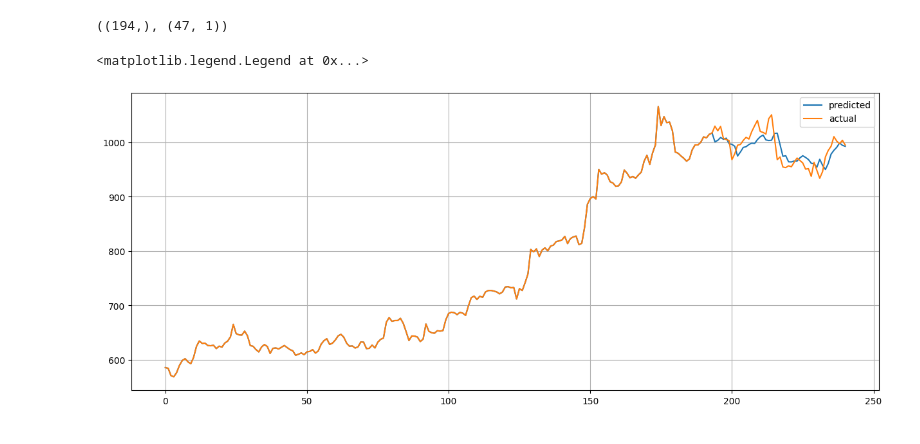
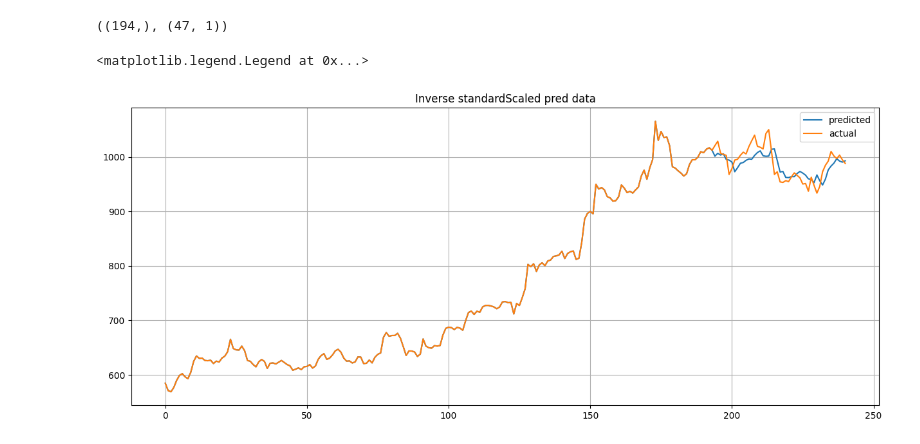
Before and after one commit to Seenuprime/Projects, a Jupyter notebook: Time_Series_RNN.ipynb, the cells around one changed output. Saved outputs shown, nothing was run; the diff lists cells and outputs as text; code cells hidden in the pictures.

```diff
--- a/Time_Series_RNN.ipynb
+++ b/Time_Series_RNN.ipynb
@@ -236,12 +259,13 @@ model_preds = scaler.inverse_transform(model_preds)
 # %%
 y_all = np.concatenate((tf.squeeze(y_train).numpy(), tf.squeeze(y_test).numpy()))
 y_pred = np.concatenate((tf.squeeze(y_train).numpy(), tf.squeeze(model_preds).numpy()))
-
-plt.figure(figsize=(15, 6))
-plt.grid()
-plt.plot(y_pred, label='predicted')
-plt.plot(y_all, label='actual')
-plt.legend()
-# %% [output]
-<matplotlib.legend.Legend at 0x...>
-[figure, removed]
+# %%
+plt.figure(figsize=(15, 6))
+plt.grid()
+plt.plot(y_pred, label='predicted')
+plt.plot(y_all, label='actual')
+plt.title('Inverse standardScaled pred data')
+plt.legend()
+# %% [output]
+<matplotlib.legend.Legend at 0x...>
+[figure, added]
```
Also changed, not shown: parts of 24 cells of this notebook.
